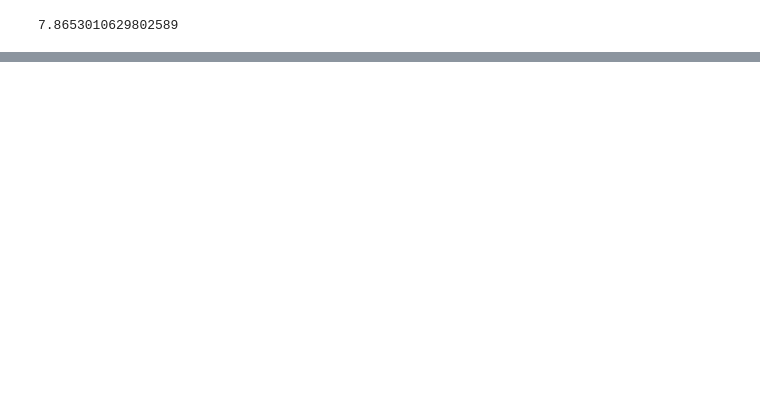
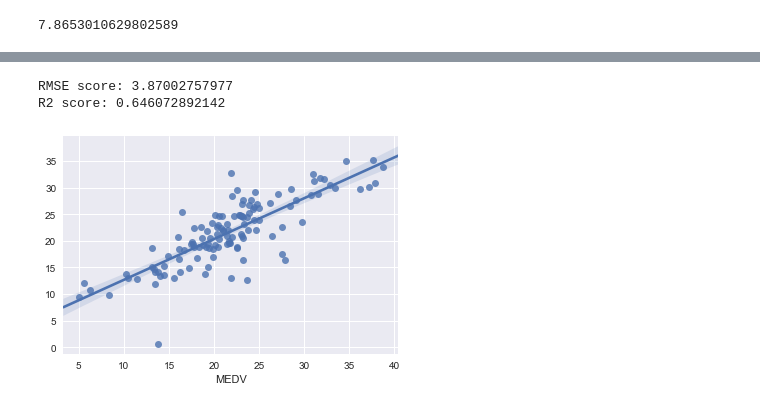
Before and after one commit to davidcmh/machine-learning, a Jupyter notebook: boston_housing_uci/boston_housing_uci.ipynb, the cells around one changed output, grey strips where cells are left out. Cells and saved outputs as stored; diff of their text form; code cells hidden in the pictures; blank space fills up the shorter version.

```diff
--- a/boston_housing_uci/boston_housing_uci.ipynb
+++ b/boston_housing_uci/boston_housing_uci.ipynb
@@ -514,13 +578,0 @@ ModuleNotFoundError: No module named 'xgboost'
-# %%
-from sklearn.linear_model import Lasso
-
-#found this best alpha through cross-validation
-best_alpha = 0.00099
-
-regr = Lasso(alpha=best_alpha, max_iter=5000)
-regr.fit(X_train, y_train)
-
-# run prediction on the training set to get a rough idea of how well it does
-y_pred = regr.predict(X_test)
-
-print("Lasso score on training set: ", rmse(y_test, y_pred))
@@ -780,0 +579,4 @@ print(len(X_train), len(X_test))
+# %%
+# list of selected features - DIS is removed here due to its high correlation with multiple other features
+selected_cols = ['RM', 'NOX', 'AGE', 'TAX', 'PTRATIO', 'INDUS', 'ZN','B', 'RAD',
+       'CRIM', 'LSTAT']
@@ -780,0 +592,6 @@ print(len(X_train), len(X_test))
+# %%
+m = train_model(LinearRegression(), X_train = X_train[selected_cols], X_test = X_test[selected_cols])
+# %% [output]
+RMSE score: 3.87002757977
+R2 score: 0.646072892142
+[figure, added]
```
Also changed, not shown: parts of 61 cells of this notebook.
